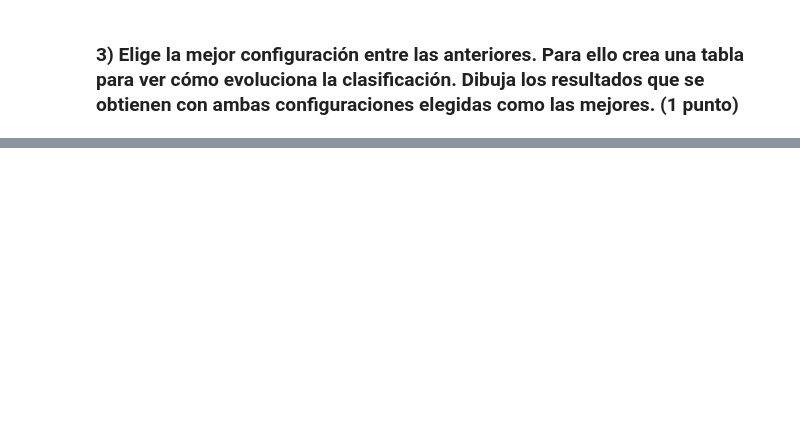
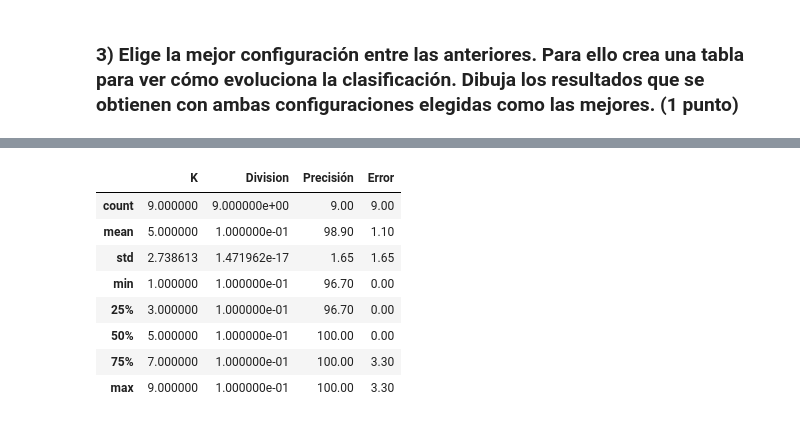
Before and after one commit to Jotivirix/Datamining_UFV, a Jupyter notebook: Lab3/entregable1/LAB03_GRUPO01_ENTR01.ipynb, the cells around one changed output, grey strips where cells are left out. Cells and saved outputs as stored; diff of their text form; code cells hidden in the pictures; blank space fills up the shorter version.

```diff
--- a/Lab3/entregable1/LAB03_GRUPO01_ENTR01.ipynb
+++ b/Lab3/entregable1/LAB03_GRUPO01_ENTR01.ipynb
@@ -125,0 +232,12 @@ dataTest
+# %%
+dataFrameL.loc[dataFrameL['Métrica'] == 'manhattan'].describe()
+# %% [output]
+|  | K | Division | Precisión | Error |
+| count | 9.000000 | 9.000000e+00 | 9.00 | 9.00 |
+| mean | 5.000000 | 1.000000e-01 | 98.90 | 1.10 |
+| std | 2.738613 | 1.471962e-17 | 1.65 | 1.65 |
+| min | 1.000000 | 1.000000e-01 | 96.70 | 0.00 |
+| 25% | 3.000000 | 1.000000e-01 | 96.70 | 0.00 |
+| 50% | 5.000000 | 1.000000e-01 | 100.00 | 0.00 |
+| 75% | 7.000000 | 1.000000e-01 | 100.00 | 3.30 |
+| max | 9.000000 | 1.000000e-01 | 100.00 | 3.30 |
```
Also changed, not shown: parts of 25 cells of this notebook.
